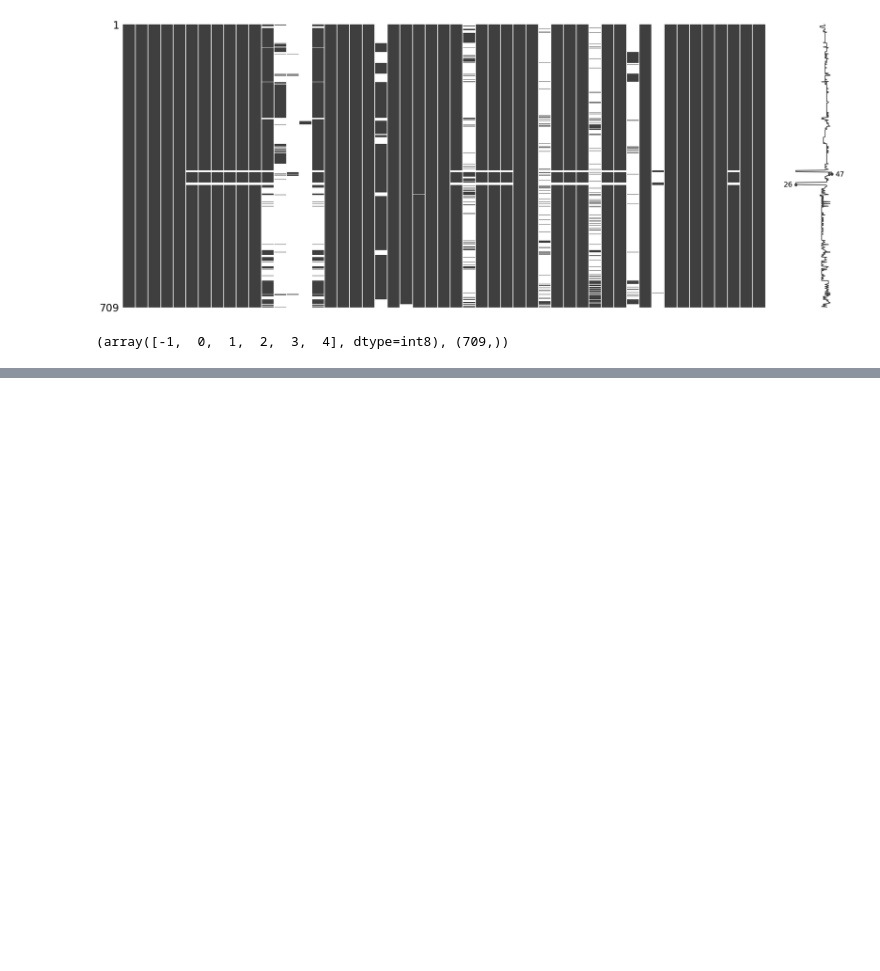
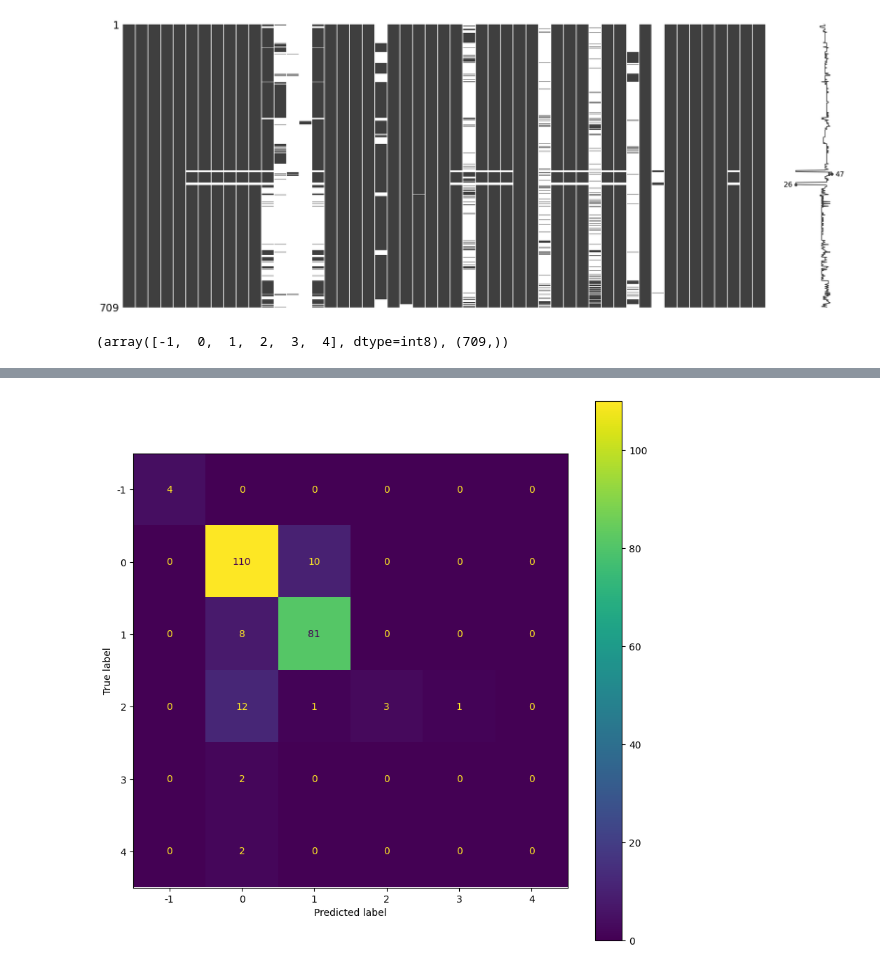
Before and after one commit to AntoineTSP/Ramp_challenge, a Jupyter notebook: starting-kit.ipynb, the cells around one changed output, grey strips where cells are left out. Cells and saved outputs as stored; diff of their text form; code cells hidden in the pictures; blank space fills up the shorter version.

```diff
--- a/starting-kit.ipynb
+++ b/starting-kit.ipynb
@@ -248,7 +249,7 @@ numeric_transformer = Pipeline(
 clf = Pipeline(
     steps=[("encoder", string_transformer),
         ("transformer", numeric_transformer),
-        ("classifier", LogisticRegression(max_iter=500))]
+        ("classifier", RandomForestClassifier(random_state=42))]
 )
 clf.fit(X_train, y_train)
 clf
@@ -324,0 +294,7 @@ array([[ 0],
+# %%
+disp = ConfusionMatrixDisplay.from_predictions(y_test, y_pred)
+fig = disp.figure_
+fig.set_figwidth(10)
+fig.set_figheight(10)
+# %% [output]
+[figure, added]
```
Also changed, not shown: parts of 11 cells of this notebook, 1 other file.
